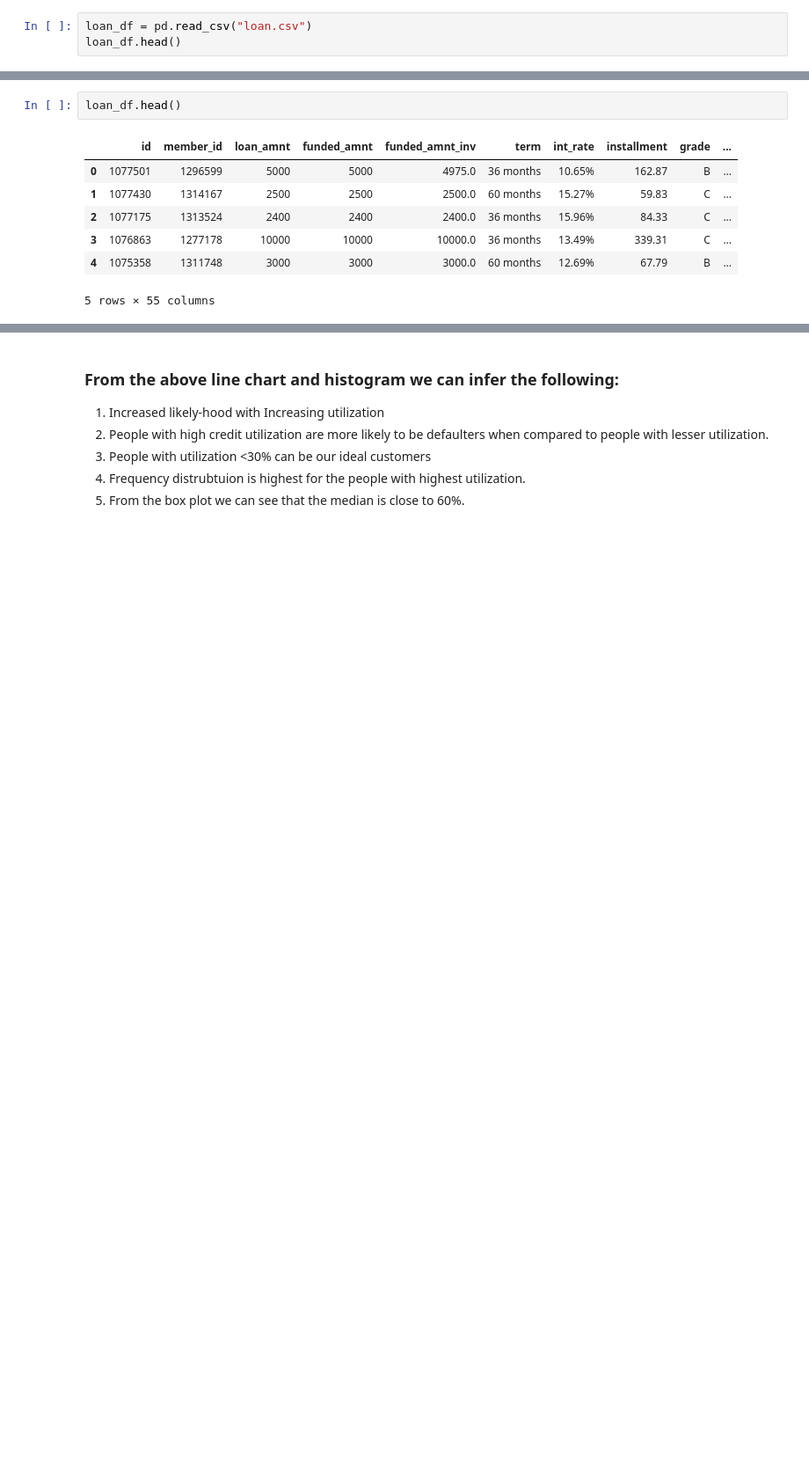
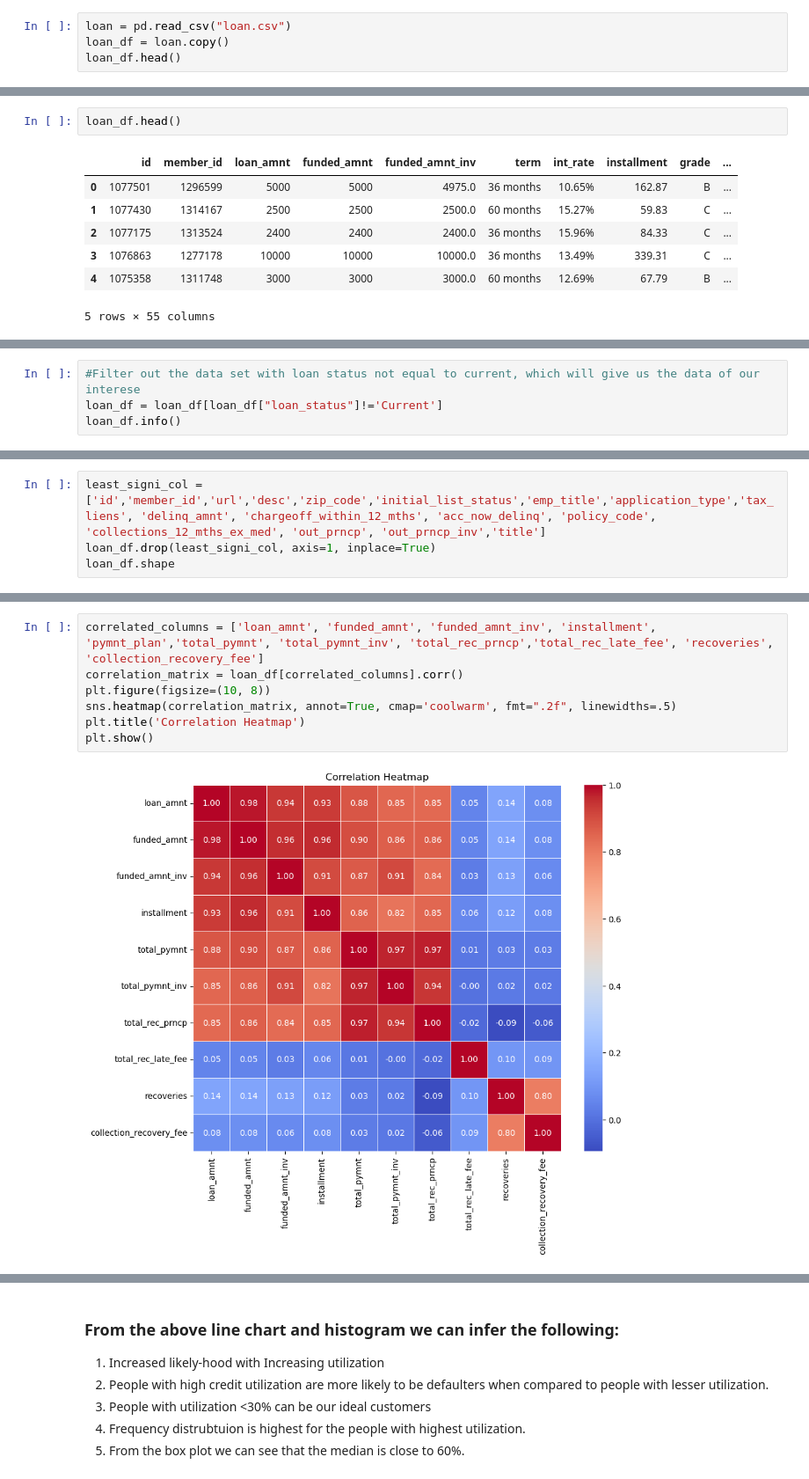
Before and after one commit to rupeshshuklavarroc/Lending_Case_Study_Rupesh_Harshali, a Jupyter notebook: Lending_Case_Study_Rupesh_Harshali_09_10_2023.ipynb, the cells around one changed output, grey strips where cells are left out. Shown at 88% size. Cells and saved outputs as stored; diff of their text form; blank space fills up the shorter version.

```diff
--- a/Lending_Case_Study_Rupesh_Harshali_09_10_2023.ipynb
+++ b/Lending_Case_Study_Rupesh_Harshali_09_10_2023.ipynb
@@ -13,7 +13,8 @@ import pandas as pd
 import matplotlib.pyplot as plt
 import seaborn as sns
 # %%
-loan_df = pd.read_csv("loan.csv")
+loan = pd.read_csv("loan.csv")
+loan_df = loan.copy()
 loan_df.head()
 # %% [output]
 |  | id | member_id | loan_amnt | funded_amnt | funded_amnt_inv | term | int_rate | installment | grade | ... |
@@ -202,0 +83,4 @@ plt.title('Charged Off Percentage w.r.t Type of Ownership')
+# %%
+#Filter out the data set with loan status not equal to current, which will give us the data of our interese
+loan_df = loan_df[loan_df["loan_status"]!='Current']
+loan_df.info()
@@ -202,0 +179,4 @@ plt.title('Charged Off Percentage w.r.t Type of Ownership')
+# %%
+least_signi_col = ['id','member_id','url','desc','zip_code','initial_list_status','emp_title','application_type','tax_liens', 'delinq_amnt', 'chargeoff_within_12_mths', 'acc_now_delinq', 'policy_code', 'collections_12_mths_ex_med', 'out_prncp', 'out_prncp_inv','title']
+loan_df.drop(least_signi_col, axis=1, inplace=True)
+loan_df.shape
@@ -202,0 +209,9 @@ plt.title('Charged Off Percentage w.r.t Type of Ownership')
+# %%
+correlated_columns = ['loan_amnt', 'funded_amnt', 'funded_amnt_inv', 'installment', 'pymnt_plan','total_pymnt', 'total_pymnt_inv', 'total_rec_prncp','total_rec_late_fee', 'recoveries', 'collection_recovery_fee']
+correlation_matrix = loan_df[correlated_columns].corr()
+plt.figure(figsize=(10, 8))
+sns.heatmap(correlation_matrix, annot=True, cmap='coolwarm', fmt=".2f", linewidths=.5)
+plt.title('Correlation Heatmap')
+plt.show()
+# %% [output]
+[figure, added]
```
Also changed, not shown: parts of 45 cells of this notebook.
